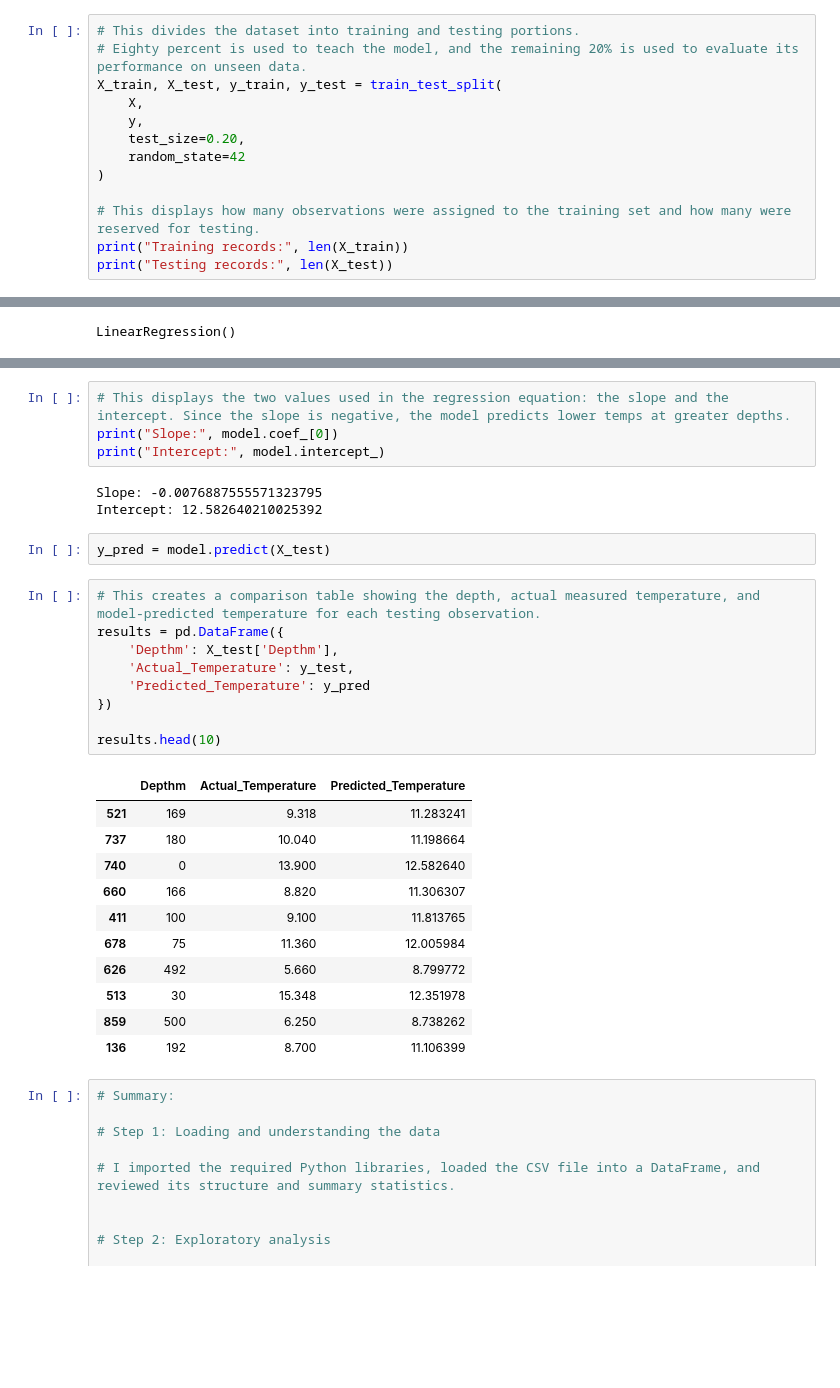
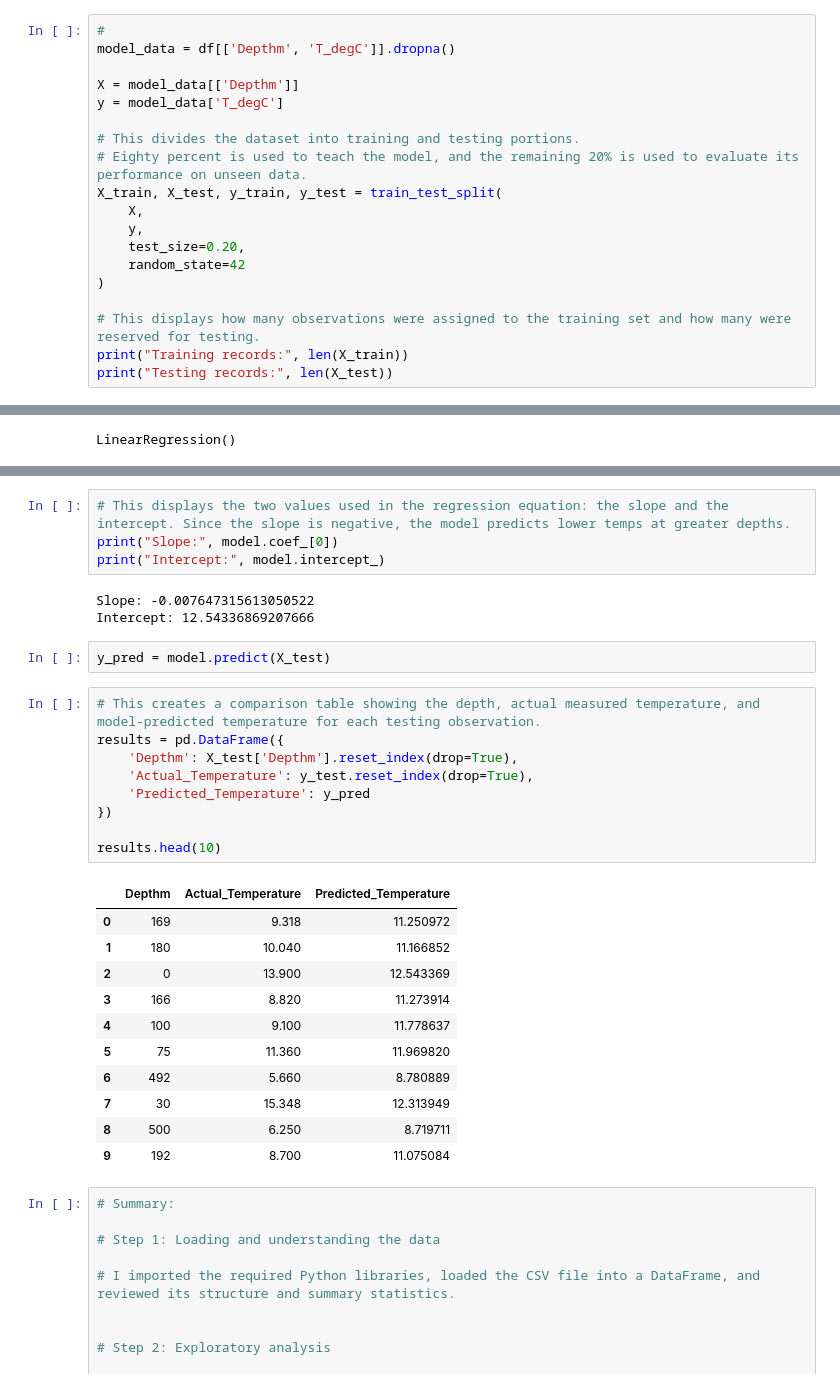
Before and after one commit to johnnyflash2010/Calcofi-ocean-temperature-analysis, a Jupyter notebook: CalCOFI_Ocean_Temperature_Analysis.ipynb, the cells around one changed output, grey strips where cells are left out. Drawn from its saved outputs; the diff is of its cells as text; blank space fills up the shorter version.

```diff
--- a/CalCOFI_Ocean_Temperature_Analysis.ipynb
+++ b/CalCOFI_Ocean_Temperature_Analysis.ipynb
@@ -292,4 +290,10 @@ dtype: int64
 # %%
+#
+model_data = df[['Depthm', 'T_degC']].dropna()
+
+X = model_data[['Depthm']]
+y = model_data['T_degC']
+
 # This divides the dataset into training and testing portions.
 # Eighty percent is used to teach the model, and the remaining 20% is used to evaluate its performance on unseen data.
 X_train, X_test, y_train, y_test = train_test_split(
@@ -349,31 +357,31 @@ print(f"R-squared (R2): {r2:.2f}")
 print("Slope:", model.coef_[0])
 print("Intercept:", model.intercept_)
 # %% [output]
-Slope: -0.0076887555571323795
-Intercept: 12.582640210025392
+Slope: -0.007647315613050522
+Intercept: 12.54336869207666
 # %%
 y_pred = model.predict(X_test)
 # %%
 # This creates a comparison table showing the depth, actual measured temperature, and model-predicted temperature for each testing observation.
 results = pd.DataFrame({
-    'Depthm': X_test['Depthm'],
-    'Actual_Temperature': y_test,
+    'Depthm': X_test['Depthm'].reset_index(drop=True),
+    'Actual_Temperature': y_test.reset_index(drop=True),
     'Predicted_Temperature': y_pred
 })
 
 results.head(10)
 # %% [output]
 |  | Depthm | Actual_Temperature | Predicted_Temperature |
-| 521 | 169 | 9.318 | 11.283241 |
-| 737 | 180 | 10.040 | 11.198664 |
-| 740 | 0 | 13.900 | 12.582640 |
-| 660 | 166 | 8.820 | 11.306307 |
-| 411 | 100 | 9.100 | 11.813765 |
-| 678 | 75 | 11.360 | 12.005984 |
-| 626 | 492 | 5.660 | 8.799772 |
-| 513 | 30 | 15.348 | 12.351978 |
-| 859 | 500 | 6.250 | 8.738262 |
-| 136 | 192 | 8.700 | 11.106399 |
+| 0 | 169 | 9.318 | 11.250972 |
+| 1 | 180 | 10.040 | 11.166852 |
+| 2 | 0 | 13.900 | 12.543369 |
+| 3 | 166 | 8.820 | 11.273914 |
+| 4 | 100 | 9.100 | 11.778637 |
+| 5 | 75 | 11.360 | 11.969820 |
+| 6 | 492 | 5.660 | 8.780889 |
+| 7 | 30 | 15.348 | 12.313949 |
+| 8 | 500 | 6.250 | 8.719711 |
+| 9 | 192 | 8.700 | 11.075084 |
 # %%
 # Summary:
 
```
Also changed, not shown: parts of 8 cells of this notebook.
